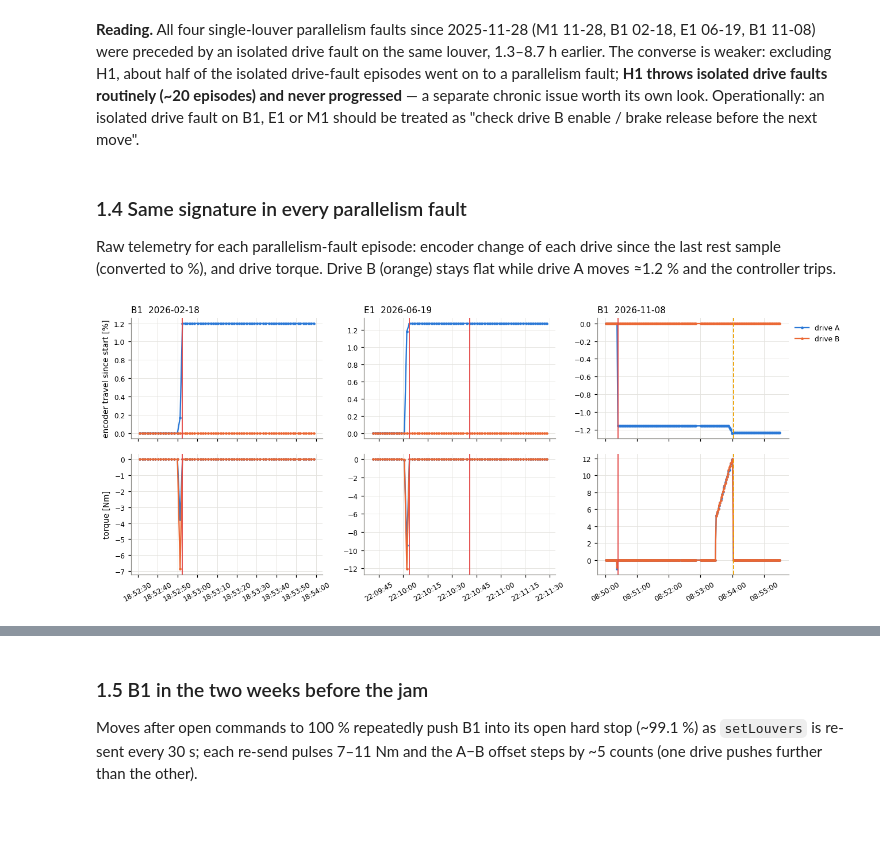
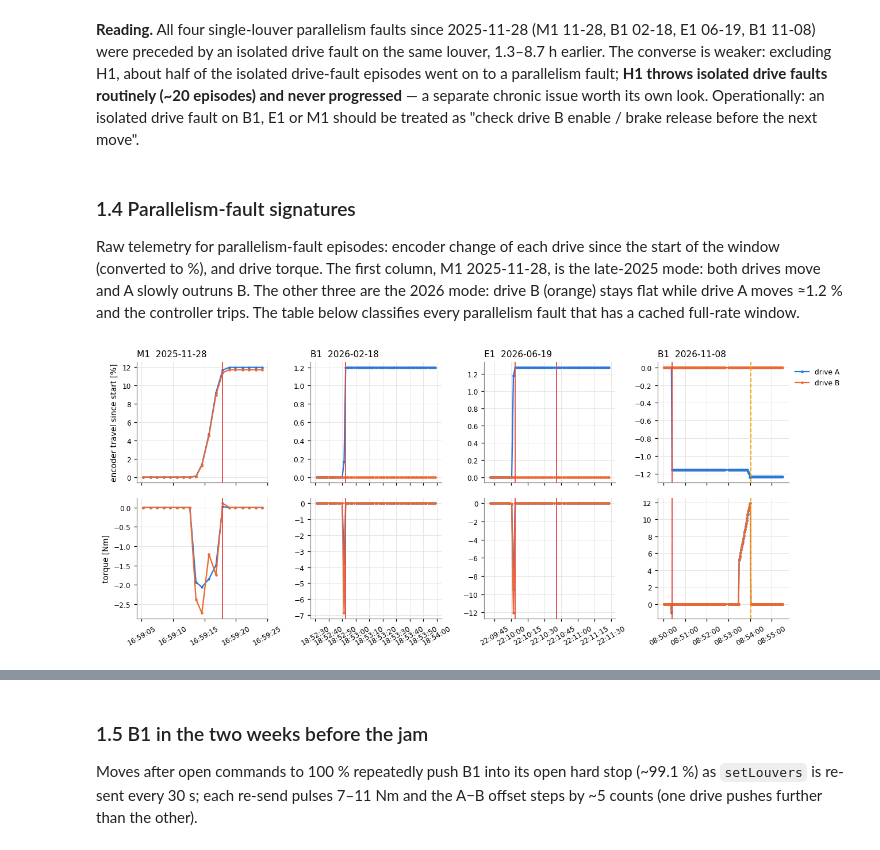
Before and after one commit to bstalder/rubin_notebooks, a Jupyter notebook: earlyoperations/engineering/Louver_Drive_Health.ipynb, the cells around one changed output, grey strips where cells are left out. Drawn from its saved outputs; the diff is of its cells as text; code cells hidden in the pictures; blank space fills up the shorter version.

```diff
--- a/earlyoperations/engineering/Louver_Drive_Health.ipynb
+++ b/earlyoperations/engineering/Louver_Drive_Health.ipynb
@@ -574,33 +580,36 @@ half of the isolated drive-fault episodes went on to a parallelism fault; **H1 t
 (~20 episodes) and never progressed** — a separate chronic issue worth its own look. Operationally: an isolated
 drive fault on B1, E1 or M1 should be treated as "check drive B enable / brake release before the next move".
 # %% [markdown]
-### 1.4 Same signature in every parallelism fault
+### 1.4 Parallelism-fault signatures
 
-Raw telemetry for each parallelism-fault episode: encoder change of each drive since the last rest sample (converted
-to %), and drive torque. Drive B (orange) stays flat while drive A moves ≈1.2 % and the controller trips.
+Raw telemetry for parallelism-fault episodes: encoder change of each drive since the start of the window (converted
+to %), and drive torque. The first column, M1 2025-11-28, is the late-2025 mode: both drives move and A slowly
+outruns B. The other three are the 2026 mode: drive B (orange) stays flat while drive A moves ≈1.2 % and the
+controller trips. The table below classifies every parallelism fault that has a cached full-rate window.
 # %%
-episodes = [("B1", "2026-02-18 18:52:30", "2026-02-18 18:54:00"),
+episodes = [("M1", "2025-11-28 16:59:05", "2025-11-28 16:59:25"),
+            ("B1", "2026-02-18 18:52:30", "2026-02-18 18:54:00"),
             ("E1", "2026-06-19 22:09:40", "2026-06-19 22:11:30"),
             ("B1", "2026-11-08 08:50:00", "2026-11-08 08:55:30")]
 CNT2PCT = 0.0175
 fig, axs = plt.subplots(2, len(episodes), figsize=(12, 5), sharex="col")
 for k, (nm, t0, t1) in enumerate(episodes):
     i = {v: kk for kk, v in NAME.items()}[nm]; a, b = 2 * i, 2 * i + 1
     w = moves_raw.loc[pd.Timestamp(t0, tz="UTC"):pd.Timestamp(t1, tz="UTC")].sort_index()
     for j, c, lab in [(a, C_A, "drive A"), (b, C_B, "drive B")]:
         e = w[f"encoderHeadCalibrated{j}"]
         axs[0, k].plot(w.index, -(e - e.iloc[0]) * CNT2PCT, ".-", color=c, ms=4, lw=1.5, label=lab)
         axs[1, k].plot(w.index, w[f"driveTorqueActual{j}"], ".-", color=c, ms=4, lw=1.5, label=lab)
     for _, f in faults_raw[(faults_raw.louver == nm) & faults_raw.code.isin([1, 4])].iterrows():
         for r in (0, 1):
             if w.index.min() <= f.t <= w.index.max():
                 axs[r, k].axvline(f.t, color=C_FAULT if f.code == 1 else C_TQSAT, lw=1.2,
                                   ls="-" if f.code == 1 else "--")
     axs[0, k].set_title(f"{nm}  {t0[:10]}", loc="left")
     axs[1, k].xaxis.set_major_formatter(mdates.DateFormatter("%H:%M:%S"))
     axs[1, k].tick_params(axis="x", rotation=30)
 axs[0, 0].set_ylabel("encoder travel since start [%]"); axs[1, 0].set_ylabel("torque [Nm]")
 axs[0, -1].legend(frameon=False, loc="upper left", bbox_to_anchor=(1.0, 1.0))
 fig.tight_layout()
 # %% [output]
-[figure, old version]
+[figure, new version]
```
Also changed, not shown: parts of 12 cells of this notebook, 1 other file.
